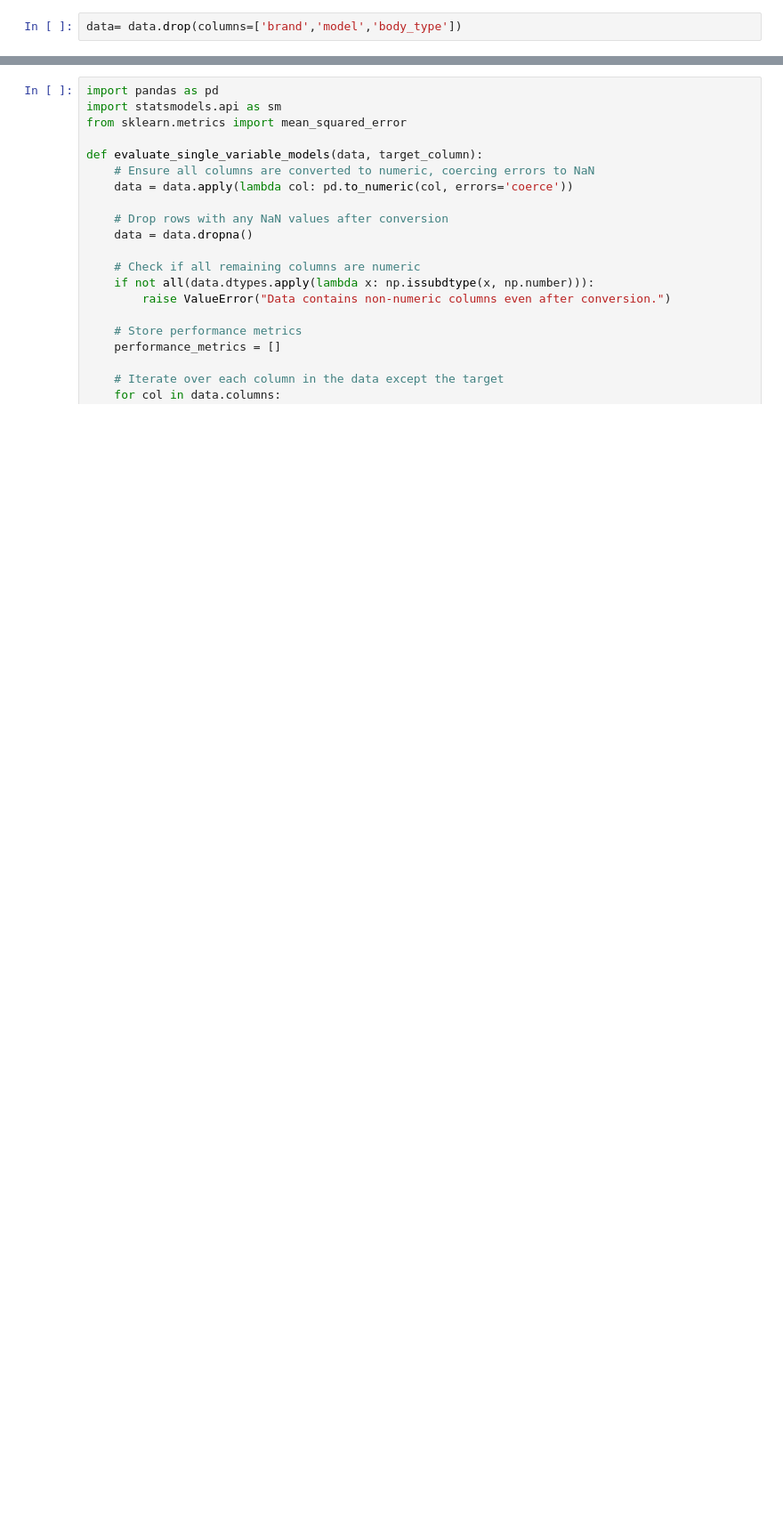
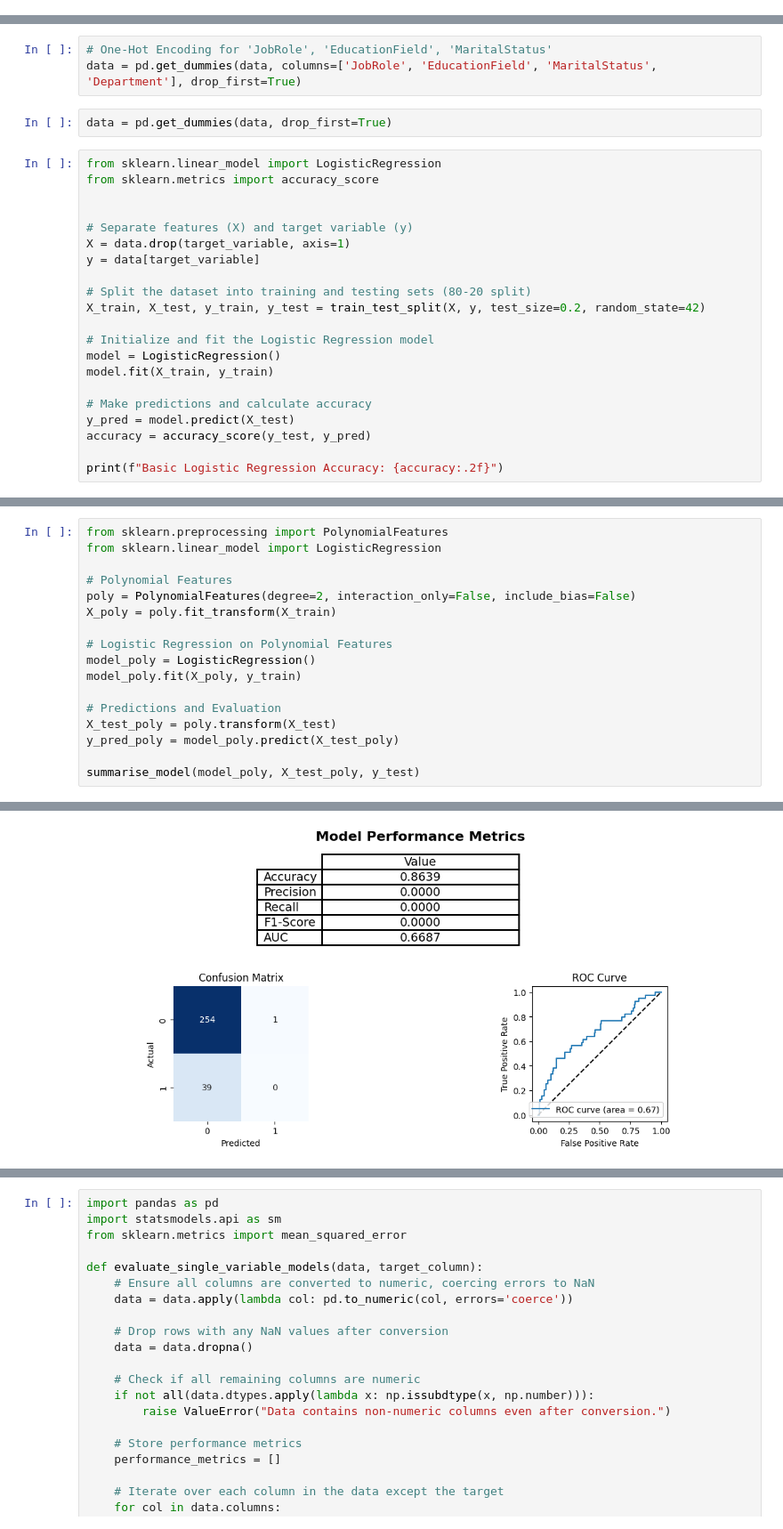
Before and after one commit to Patrick-RK/ML_Templates, a Jupyter notebook: linear_regression/modelling.ipynb, the cells around one changed output, grey strips where cells are left out. Shown at 89% size. Saved outputs shown, nothing was run; the diff lists cells and outputs as text; blank space fills up the shorter version.

Commit message:
Added Logistic Regression

```diff
--- a/linear_regression/modelling.ipynb
+++ b/linear_regression/modelling.ipynb
@@ -11,2 +11,0 @@ data = pd.read_csv(file_path)
-# %%
-data= data.drop(columns=['brand','model','body_type'])
@@ -167,0 +110,26 @@ posx and posy should be finite values
+# %%
+# One-Hot Encoding for 'JobRole', 'EducationField', 'MaritalStatus'
+data = pd.get_dummies(data, columns=['JobRole', 'EducationField', 'MaritalStatus', 'Department'], drop_first=True)
+# %%
+data = pd.get_dummies(data, drop_first=True)
+# %%
+from sklearn.linear_model import LogisticRegression
+from sklearn.metrics import accuracy_score
+
+
+# Separate features (X) and target variable (y)
+X = data.drop(target_variable, axis=1)
+y = data[target_variable]
+
+# Split the dataset into training and testing sets (80-20 split)
+X_train, X_test, y_train, y_test = train_test_split(X, y, test_size=0.2, random_state=42)
+
+# Initialize and fit the Logistic Regression model
+model = LogisticRegression()
+model.fit(X_train, y_train)
+
+# Make predictions and calculate accuracy
+y_pred = model.predict(X_test)
+accuracy = accuracy_score(y_test, y_pred)
+
+print(f"Basic Logistic Regression Accuracy: {accuracy:.2f}")
@@ -167,0 +376,18 @@ posx and posy should be finite values
+# %%
+from sklearn.preprocessing import PolynomialFeatures
+from sklearn.linear_model import LogisticRegression
+
+# Polynomial Features
+poly = PolynomialFeatures(degree=2, interaction_only=False, include_bias=False)
+X_poly = poly.fit_transform(X_train)
+
+# Logistic Regression on Polynomial Features
+model_poly = LogisticRegression()
+model_poly.fit(X_poly, y_train)
+
+# Predictions and Evaluation
+X_test_poly = poly.transform(X_test)
+y_pred_poly = model_poly.predict(X_test_poly)
+
+summarise_model(model_poly, X_test_poly, y_test)
+# %% [output]
@@ -167,0 +402 @@ posx and posy should be finite values
+[figure, added]
```
Also changed, not shown: parts of 29 cells of this notebook, 10 other files.
